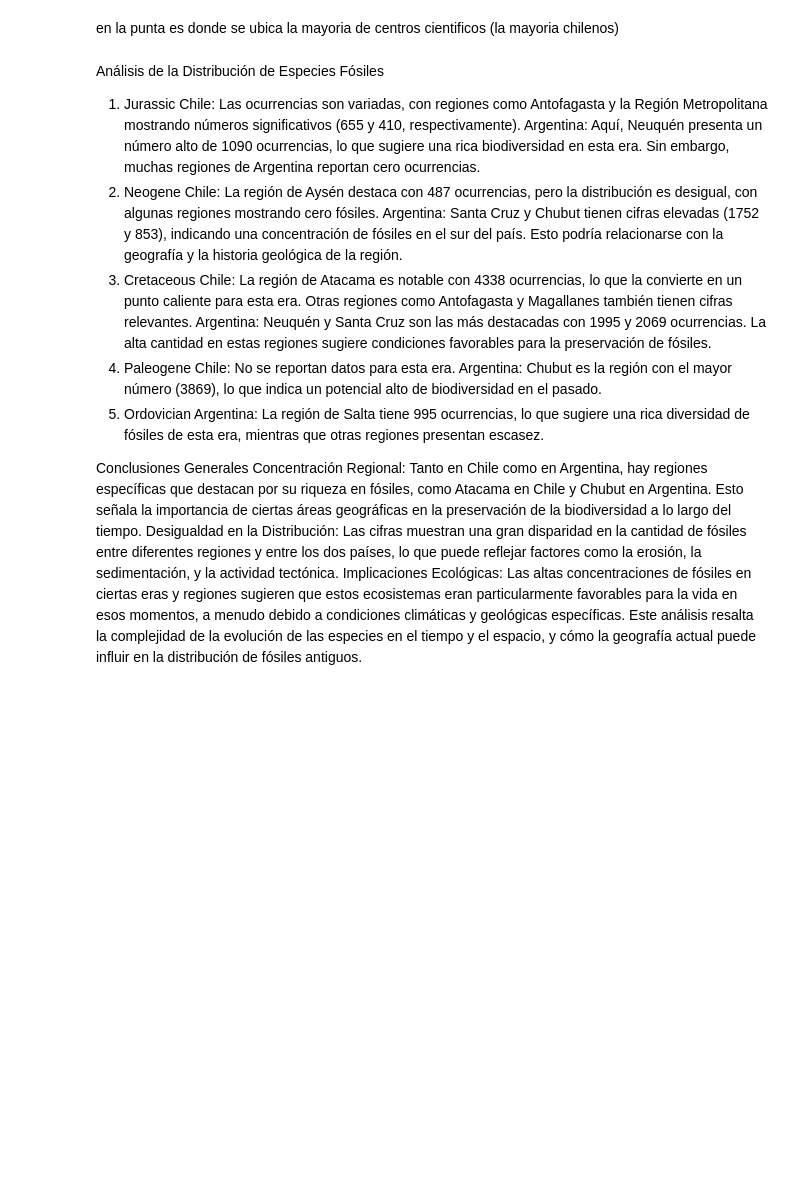
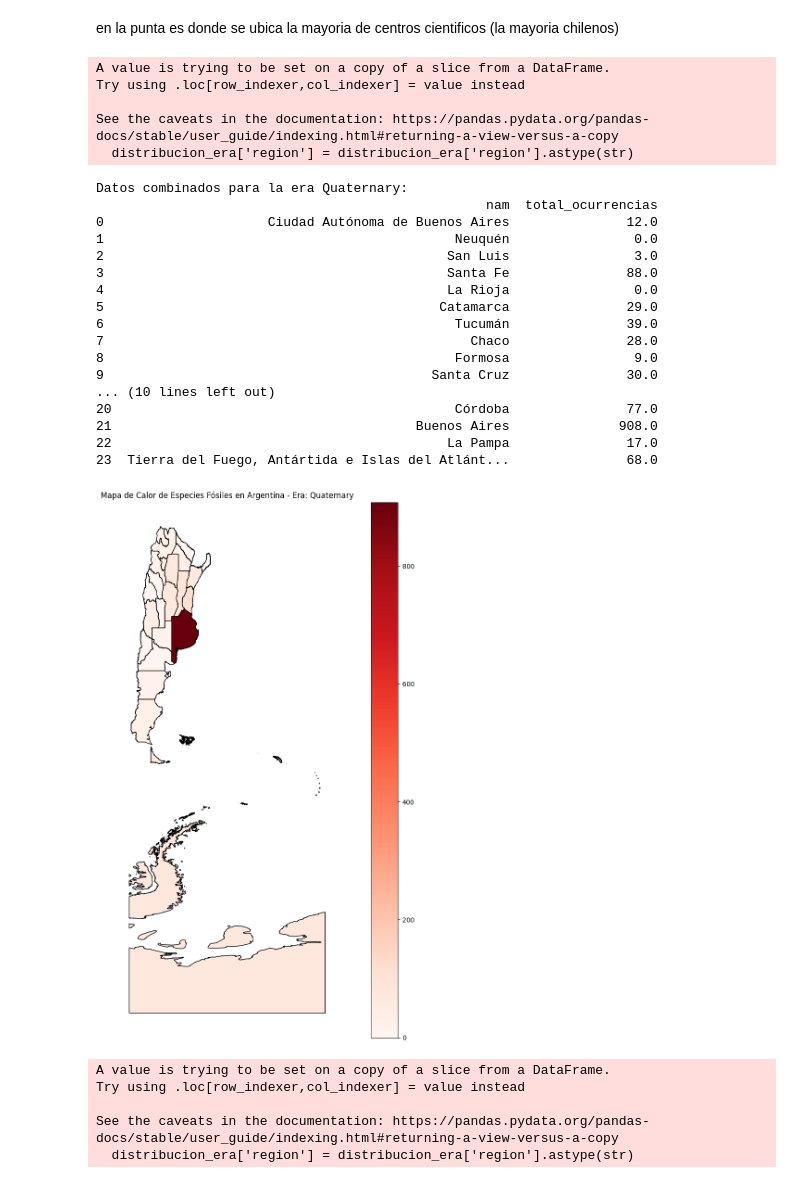
Before and after one commit to ignaciopinilla/Proye-Imt2200, a Jupyter notebook: P3.ipynb, the cells around one changed output. Saved outputs shown, nothing was run; the diff lists cells and outputs as text; code cells hidden in the pictures; blank space fills up the shorter version.

```diff
--- a/P3.ipynb
+++ b/P3.ipynb
@@ -618,25 +618,56 @@ Eras únicas en el top 5: ['Cretaceous' 'Jurassic' 'Paleogene' 'Cambrian' 'Quate
 [figure]
 # %% [markdown]
 en la punta es donde se ubica la mayoria de centros cientificos (la mayoria chilenos)
-# %% [markdown]
-Análisis de la Distribución de Especies Fósiles
-1. Jurassic
-Chile: Las ocurrencias son variadas, con regiones como Antofagasta y la Región Metropolitana mostrando números significativos (655 y 410, respectivamente).
-Argentina: Aquí, Neuquén presenta un número alto de 1090 ocurrencias, lo que sugiere una rica biodiversidad en esta era. Sin embargo, muchas regiones de Argentina reportan cero ocurrencias.
-2. Neogene
-Chile: La región de Aysén destaca con 487 ocurrencias, pero la distribución es desigual, con algunas regiones mostrando cero fósiles.
-Argentina: Santa Cruz y Chubut tienen cifras elevadas (1752 y 853), indicando una concentración de fósiles en el sur del país. Esto podría relacionarse con la geografía y la historia geológica de la región.
-3. Cretaceous
-Chile: La región de Atacama es notable con 4338 ocurrencias, lo que la convierte en un punto caliente para esta era. Otras regiones como Antofagasta y Magallanes también tienen cifras relevantes.
-Argentina: Neuquén y Santa Cruz son las más destacadas con 1995 y 2069 ocurrencias. La alta cantidad en estas regiones sugiere condiciones favorables para la preservación de fósiles.
-4. Paleogene
-Chile: No se reportan datos para esta era.
-Argentina: Chubut es la región con el mayor número (3869), lo que indica un potencial alto de biodiversidad en el pasado.
-5. Ordovician
-Argentina: La región de Salta tiene 995 ocurrencias, lo que sugiere una rica diversidad de fósiles de esta era, mientras que otras regiones presentan escasez.
-
-Conclusiones Generales
-Concentración Regional: Tanto en Chile como en Argentina, hay regiones específicas que destacan por su riqueza en fósiles, como Atacama en Chile y Chubut en Argentina. Esto señala la importancia de ciertas áreas geográficas en la preservación de la biodiversidad a lo largo del tiempo.
-Desigualdad en la Distribución: Las cifras muestran una gran disparidad en la cantidad de fósiles entre diferentes regiones y entre los dos países, lo que puede reflejar factores como la erosión, la sedimentación, y la actividad tectónica.
-Implicaciones Ecológicas: Las altas concentraciones de fósiles en ciertas eras y regiones sugieren que estos ecosistemas eran particularmente favorables para la vida en esos momentos, a menudo debido a condiciones climáticas y geológicas específicas.
-Este análisis resalta la complejidad de la evolución de las especies en el tiempo y el espacio, y cómo la geografía actual puede influir en la distribución de fósiles antiguos.
+# %%
+eras = ['Quaternary', 'Triassic']
+for era in eras:
+    # Filtrar los datos para la era actual
+    distribucion_era = distribucion[distribucion['era_early'] == era]
+    distribucion_era['region'] = distribucion_era['region'].astype(str)
+
+    # Realizar la fusión con el DataFrame de provincias
+    merged = provincias.merge(distribucion_era, left_on='nam', right_on='region', how='left')
+    merged['total_ocurrencias'] = merged['total_ocurrencias'].fillna(0)
+
+    print(f"Datos combinados para la era {era}:")
+    print(merged[['nam', 'total_ocurrencias']])
+
+    # Crear el mapa
+    fig, ax = plt.subplots(1, 1, figsize=(20, 15))
+    merged.plot(column='total_ocurrencias', ax=ax, legend=True,
+                cmap='Reds', vmin=0, vmax=merged['total_ocurrencias'].max(),
+                edgecolor='black')
+
+    ax.set_title(f'Mapa de Calor de Especies Fósiles en Argentina - Era: {era}')
+    ax.set_axis_off()
+
+    plt.show()
+# %% [output]
+A value is trying to be set on a copy of a slice from a DataFrame.
+Try using .loc[row_indexer,col_indexer] = value instead
+
+See the caveats in the documentation: https://pandas.pydata.org/pandas-docs/stable/user_guide/indexing.html#returning-a-view-versus-a-copy
+  distribucion_era['region'] = distribucion_era['region'].astype(str)
+Datos combinados para la era Quaternary:
+                                                  nam  total_ocurrencias
+0                     Ciudad Autónoma de Buenos Aires               12.0
+1                                             Neuquén                0.0
+2                                            San Luis                3.0
+3                                            Santa Fe               88.0
+4                                            La Rioja                0.0
+5                                           Catamarca               29.0
+6                                             Tucumán               39.0
+7                                               Chaco               28.0
+8                                             Formosa                9.0
+9                                          Santa Cruz               30.0
+... (10 lines left out)
+20                                            Córdoba               77.0
+21                                       Buenos Aires              908.0
+22                                           La Pampa               17.0
+23  Tierra del Fuego, Antártida e Islas del Atlánt...               68.0
+[figure, added]
+A value is trying to be set on a copy of a slice from a DataFrame.
+Try using .loc[row_indexer,col_indexer] = value instead
+
+See the caveats in the documentation: https://pandas.pydata.org/pandas-docs/stable/user_guide/indexing.html#returning-a-view-versus-a-copy
+  distribucion_era['region'] = distribucion_era['region'].astype(str)
```
Also changed, not shown: parts of 3 cells of this notebook.
